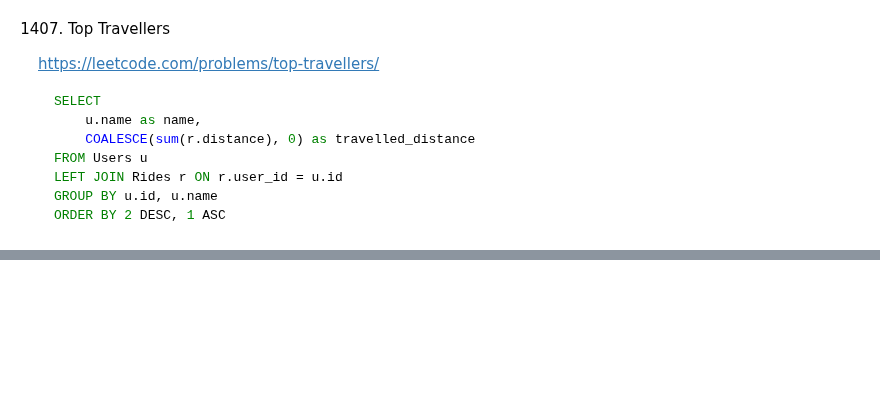
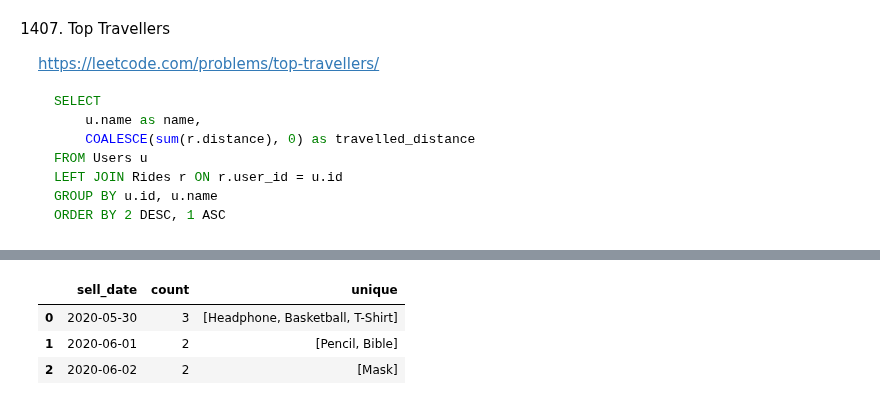
Before and after one commit to aleks-haksly/leetcode, a Jupyter notebook: pandas/pandas_easy.ipynb, the cells around one changed output, grey strips where cells are left out. Saved outputs shown, nothing was run; the diff lists cells and outputs as text; code cells hidden in the pictures; blank space fills up the shorter version.

```diff
--- a/pandas/pandas_easy.ipynb
+++ b/pandas/pandas_easy.ipynb
@@ -722,0 +737,12 @@ def top_travellers(users: pd.DataFrame, rides: pd.DataFrame) -> pd.DataFrame:
+# %%
+data = [['2020-05-30', 'Headphone'], ['2020-06-01', 'Pencil'], ['2020-06-02', 'Mask'], ['2020-05-30', 'Basketball'], ['2020-06-01', 'Bible'], ['2020-06-02', 'Mask'], ['2020-05-30', 'T-Shirt']]
+activities = pd.DataFrame(data, columns=['sell_date', 'product']).astype({'sell_date':'datetime64[ns]', 'product':'object'})
+# %%
+temp = activities.groupby('sell_date').agg({"product": ['count', pd.Series.unique]})
+temp.columns = temp.columns.droplevel()
+temp.rename({"count": "num_sold", "unique": products}).reset_index().sort_values(by='sell_date')
+# %% [output]
+|  | sell_date | count | unique |
+| 0 | 2020-05-30 | 3 | [Headphone, Basketball, T-Shirt] |
+| 1 | 2020-06-01 | 2 | [Pencil, Bible] |
+| 2 | 2020-06-02 | 2 | [Mask] |
```
Also changed, not shown: parts of 2 cells of this notebook.
